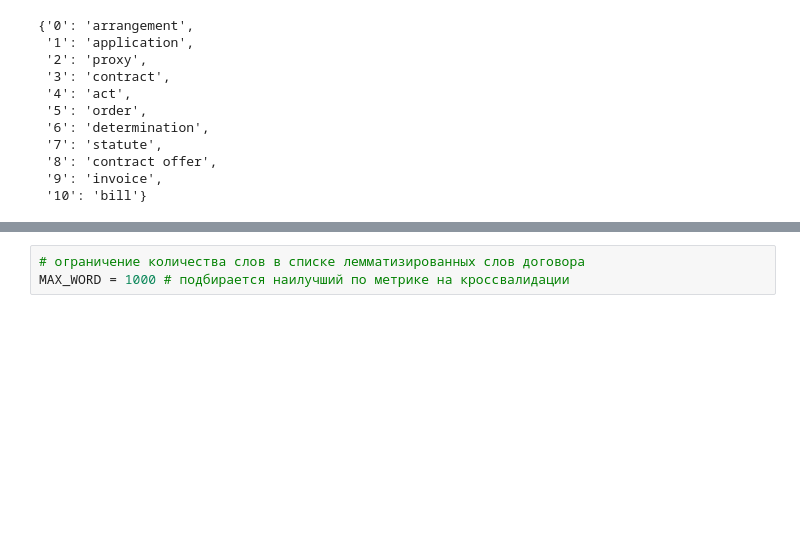
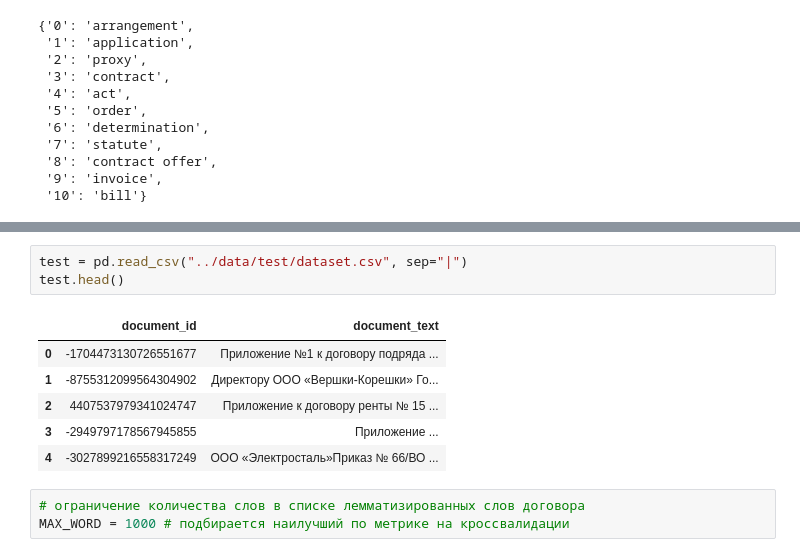
Before and after one commit to RuslanLat/arbitration, a Jupyter notebook: eda/model.ipynb, the cells around one changed output, grey strips where cells are left out. Saved outputs shown, nothing was run; the diff lists cells and outputs as text; blank space fills up the shorter version.

```diff
--- a/eda/model.ipynb
+++ b/eda/model.ipynb
@@ -60,6 +60,16 @@ df.head()
 | 2 | arrangement | соглашение о реструктуризации зад... | ['соглашение', 'о', 'реструктуриз... | соглашение о реструктуризация зад... |
 | 3 | arrangement | дополнительное соглашение к догов... | ['дополнительный', 'соглашение', ... | дополнительный соглашение к догов... |
 | 4 | arrangement | соглашение о расторжении договора... | ['соглашение', 'о', 'расторжение'... | соглашение о расторжение договор ... |
+# %%
+test = pd.read_csv("../data/test/dataset.csv", sep="|")
+test.head()
+# %% [output]
+|  | document_id | document_text |
+| 0 | -1704473130726551677 | Приложение №1 к договору подряда ... |
+| 1 | -8755312099564304902 | Директору ООО «Вершки-Корешки» Го... |
+| 2 | 4407537979341024747 | Приложение к договору ренты № 15 ... |
+| 3 | -2949797178567945855 | Приложение ... |
+| 4 | -3027899216558317249 | ООО «Электросталь»Приказ № 66/ВО ... |
 # %%
 # ограничение количества слов в списке лемматизированных слов договора
 MAX_WORD = 1000 # подбирается наилучший по метрике на кроссвалидации
```
Also changed, not shown: parts of 23 cells of this notebook, 5 other files.
